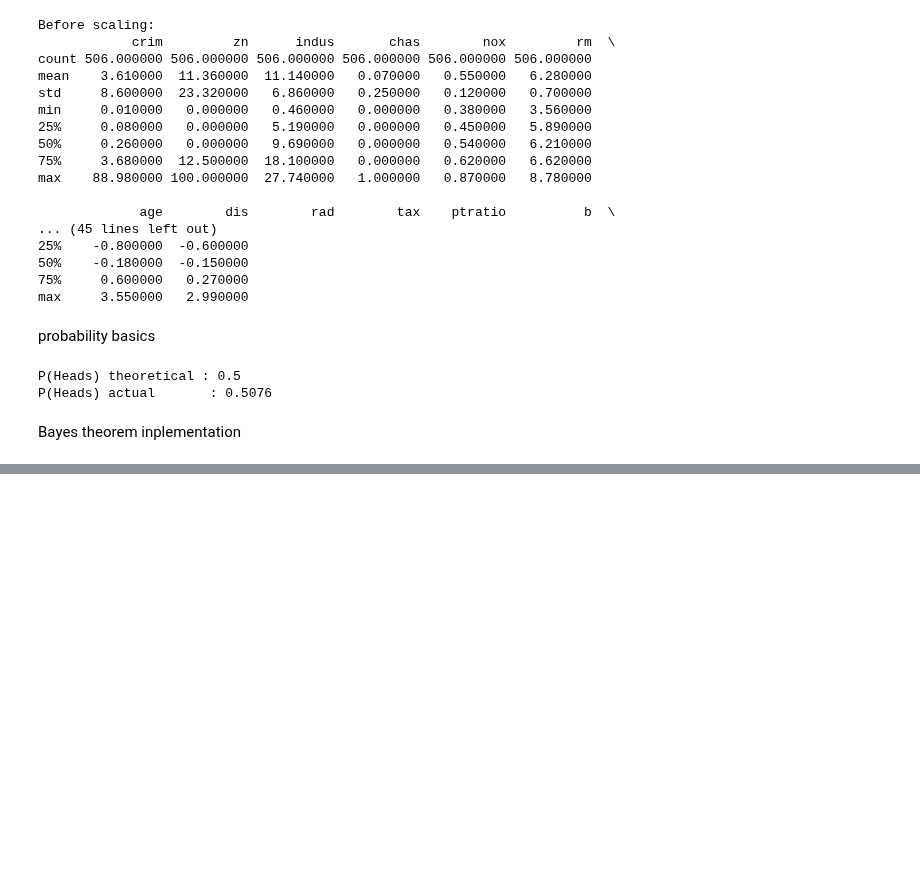
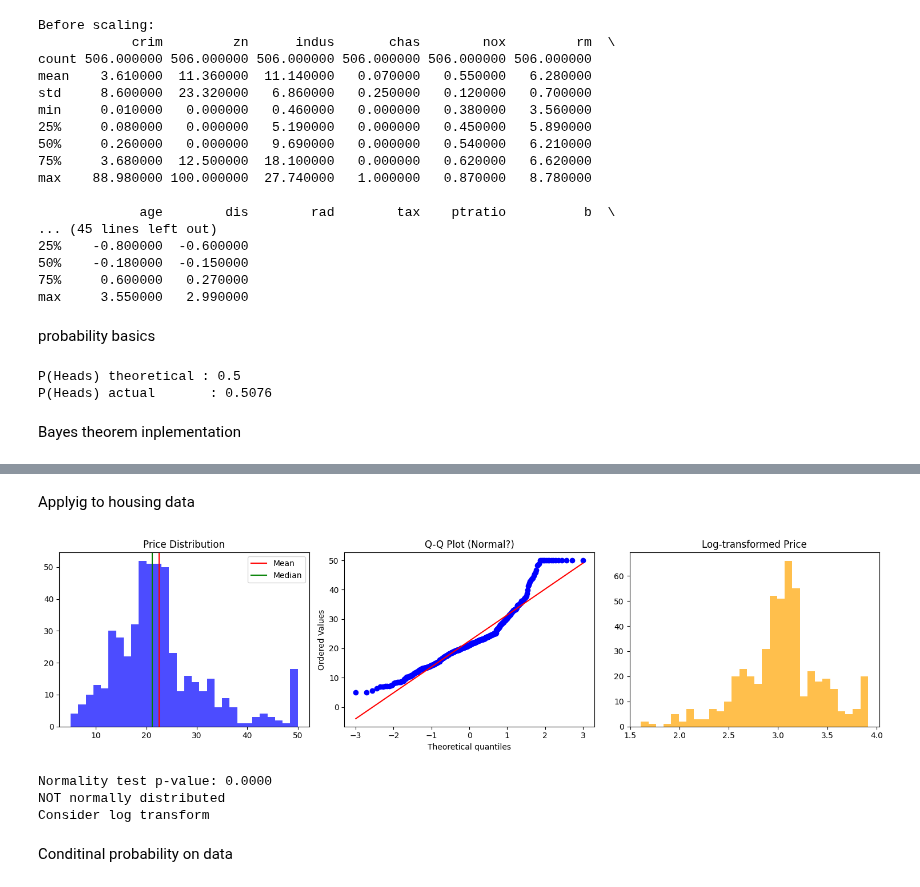
Before and after one commit to vnzhere/Python-, a Jupyter notebook: Housing_marketing_intelligence.ipynb, the cells around one changed output, grey strips where cells are left out. Drawn from its saved outputs; the diff is of its cells as text; code cells hidden in the pictures; blank space fills up the shorter version.

```diff
--- a/Housing_marketing_intelligence.ipynb
+++ b/Housing_marketing_intelligence.ipynb
@@ -627,0 +721,48 @@ Bayes theorem inplementation
+# %% [markdown]
+Applyig to housing data
+# %%
+# check if house prices are normally distributed
+price_col = df['medv']  # your price column
+
+fig, axes = plt.subplots(1, 3, figsize=(15,4))
+
+# histogram
+axes[0].hist(price_col, bins=30,
+             color='blue', alpha=0.7)
+axes[0].axvline(price_col.mean(),
+                color='red', label='Mean')
+axes[0].axvline(price_col.median(),
+                color='green', label='Median')
+axes[0].set_title('Price Distribution')
+axes[0].legend()
+
+# Q-Q plot (checks normality)
+stats.probplot(price_col, dist="norm",
+               plot=axes[1])
+axes[1].set_title('Q-Q Plot (Normal?)')
+# if points follow diagonal → normal
+
+# after log transform
+log_price = np.log(price_col)
+axes[2].hist(log_price, bins=30,
+             color='orange', alpha=0.7)
+axes[2].set_title('Log-transformed Price')
+
+plt.tight_layout()
+plt.show()
+
+# statistical normality test
+stat, p_value = stats.normaltest(price_col)
+print(f"Normality test p-value: {p_value:.4f}")
+if p_value < 0.05:
+    print("NOT normally distributed")
+    print("Consider log transform")
+else:
+    print("Normally distributed")
+# %% [output]
+[figure, added]
+Normality test p-value: 0.0000
+NOT normally distributed
+Consider log transform
+# %% [markdown]
+Conditinal probability on data
```
Also changed, not shown: parts of 4 cells of this notebook.
